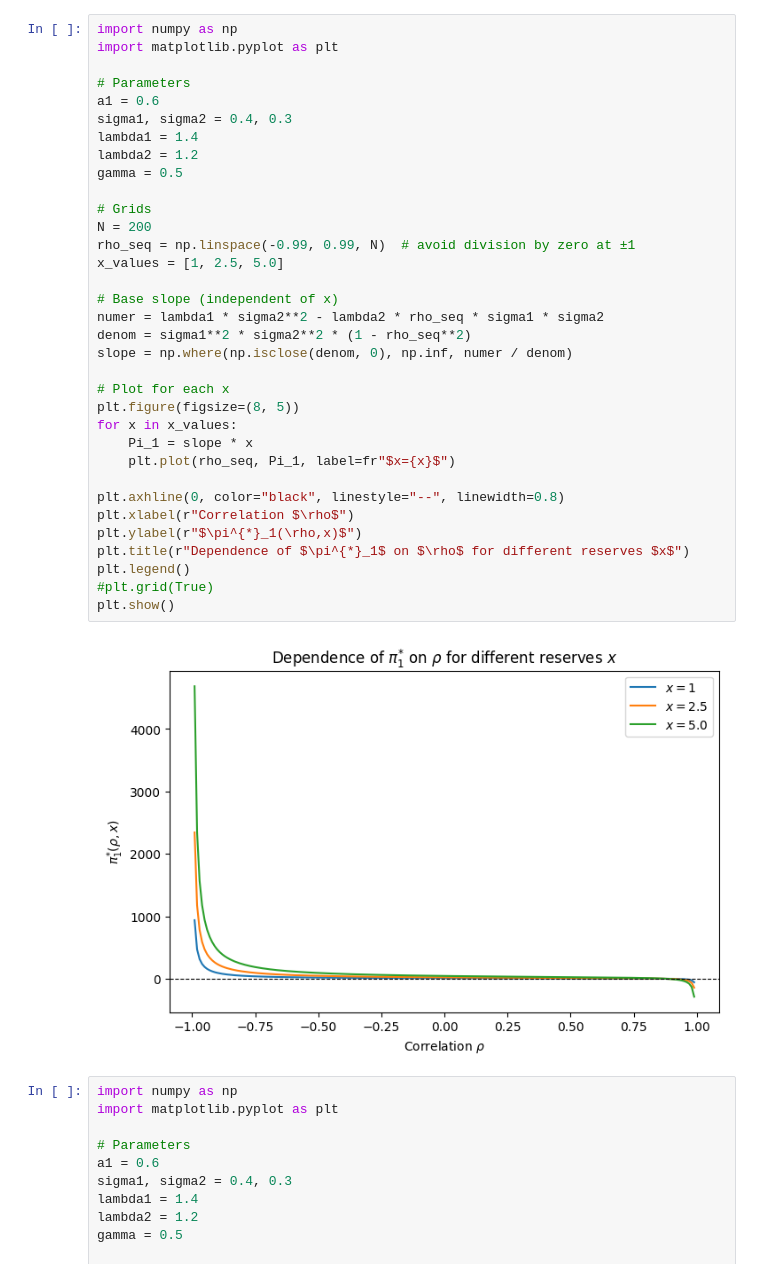
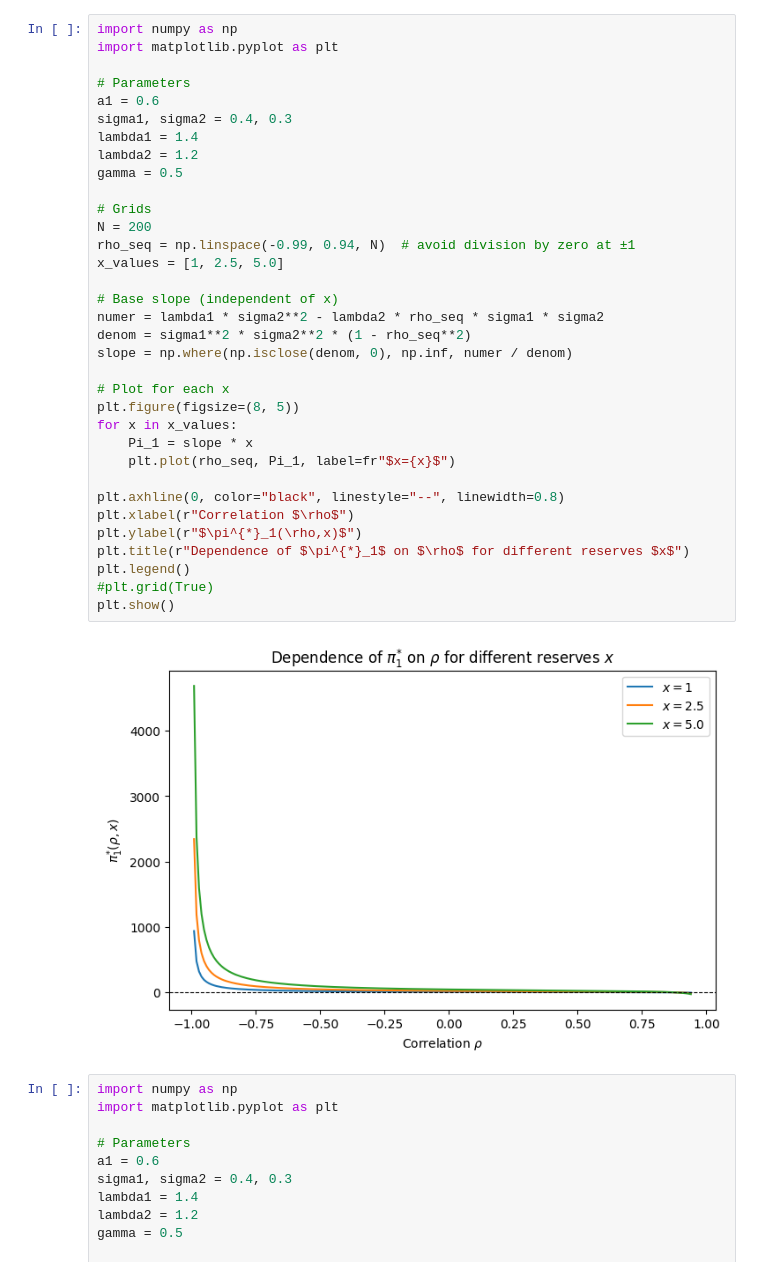
Before and after one commit to tumelothutse-jpg/Tumelo-Thutse, a Jupyter notebook: Thutse_Logarithmic_Utility.ipynb, the cells around one changed output. Saved outputs shown, nothing was run; the diff lists cells and outputs as text.

```diff
--- a/Thutse_Logarithmic_Utility.ipynb
+++ b/Thutse_Logarithmic_Utility.ipynb
@@ -7,35 +7,35 @@ import matplotlib.pyplot as plt
 # Parameters
 a1 = 0.6
 sigma1, sigma2 = 0.4, 0.3
 lambda1 = 1.4
 lambda2 = 1.2
 gamma = 0.5
 
 # Grids
 N = 200
-rho_seq = np.linspace(-0.99, 0.99, N)  # avoid division by zero at ±1
+rho_seq = np.linspace(-0.99, 0.94, N)  # avoid division by zero at ±1
 x_values = [1, 2.5, 5.0]
 
 # Base slope (independent of x)
 numer = lambda1 * sigma2**2 - lambda2 * rho_seq * sigma1 * sigma2
 denom = sigma1**2 * sigma2**2 * (1 - rho_seq**2)
 slope = np.where(np.isclose(denom, 0), np.inf, numer / denom)
 
 # Plot for each x
 plt.figure(figsize=(8, 5))
 for x in x_values:
     Pi_1 = slope * x
     plt.plot(rho_seq, Pi_1, label=fr"$x={x}$")
 
 plt.axhline(0, color="black", linestyle="--", linewidth=0.8)
 plt.xlabel(r"Correlation $\rho$")
 plt.ylabel(r"$\pi^{*}_1(\rho,x)$")
 plt.title(r"Dependence of $\pi^{*}_1$ on $\rho$ for different reserves $x$")
 plt.legend()
 #plt.grid(True)
 plt.show()
 # %% [output]
-[figure, old version]
+[figure, new version]
 # %%
 import numpy as np
 import matplotlib.pyplot as plt
```
